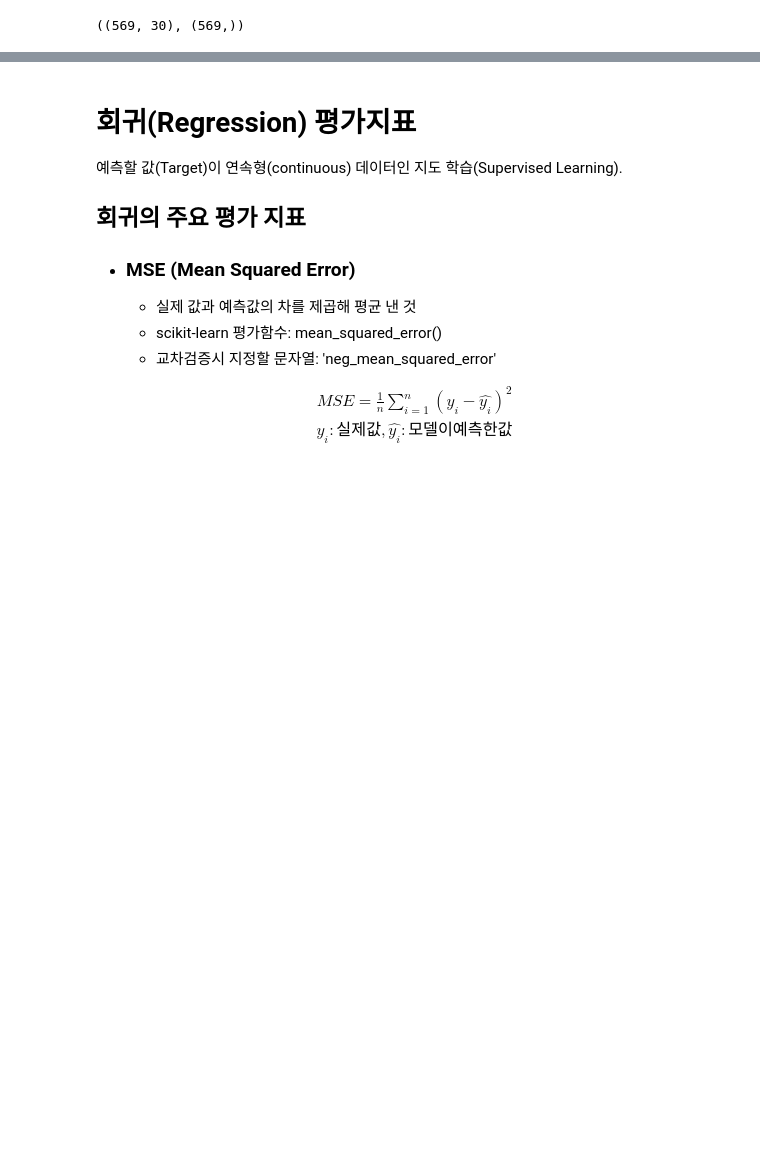
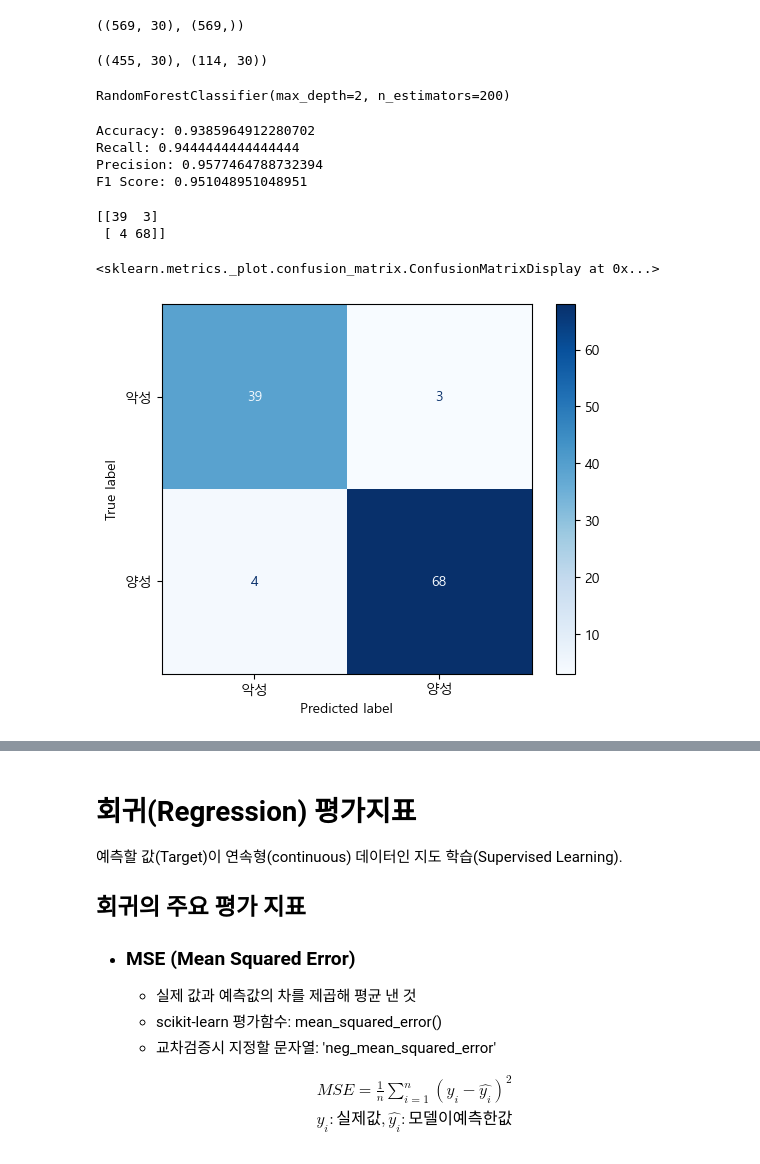
Before and after one commit to boogiewooki02/SKN13, a Jupyter notebook: 08_머신러닝/05_평가지표.ipynb, the cells around one changed output, grey strips where cells are left out. Drawn from its saved outputs; the diff is of its cells as text; code cells hidden in the pictures; blank space fills up the shorter version.

```diff
--- a/08_머신러닝/05_평가지표.ipynb
+++ b/08_머신러닝/05_평가지표.ipynb
@@ -996,3 +996,52 @@ X, y = dataset['data'], dataset['target']
 X.shape, y.shape
 # %% [output]
 ((569, 30), (569,))
+# %%
+from sklearn.model_selection import train_test_split
+
+X_train, X_test, y_train, y_test = train_test_split(X, y, test_size=0.2, stratify=y, random_state=0)
+X_train.shape, X_test.shape
+# %% [output]
+((455, 30), (114, 30))
+# %%
+from sklearn.ensemble import RandomForestClassifier
+
+rf = RandomForestClassifier(n_estimators=200, max_depth=2) # max_depth가 2인 트리 200개를 만들어서 추론함.
+
+rf.fit(X_train, y_train) # 학습
+# %% [output]
+RandomForestClassifier(max_depth=2, n_estimators=200)
+# %%
+# 평가(일단 여기서는 test셋만 사용)
+## 추론
+pred = rf.predict(X_test) # class(여기서 클래스는 0또는 1임을 뜻함)를 예측. (0인지 1인지)
+pred_proba = rf.predict_proba(X_test)[:, 1] # class 별 확률 반환. ([0일 확률, 1일 확률]) <- AP점수, AUC점수 확인을 위해서는 '1일 확률' 리스트가 필요.
+# %%
+# 평가
+from sklearn.metrics import (accuracy_score, recall_score, precision_score, f1_score, confusion_matrix, ConfusionMatrixDisplay,
+    precision_recall_curve, PrecisionRecallDisplay,average_precision_score,
+     roc_curve, RocCurveDisplay, roc_auc_score)
+
+print("Accuracy:", accuracy_score(y_test, pred))
+print("Recall:", recall_score(y_test, pred))
+print("Precision:", precision_score(y_test, pred))
+print("F1 Score:", f1_score(y_test, pred))
+# %% [output]
+Accuracy: 0.9385964912280702
+Recall: 0.9444444444444444
+Precision: 0.9577464788732394
+F1 Score: 0.951048951048951
+# %%
+# confusion matrix
+cm = confusion_matrix(y_test, pred)
+print(cm)
+# %% [output]
+[[39  3]
+ [ 4 68]]
+# %%
+# 보기 좋게 시각화
+cm_disp = ConfusionMatrixDisplay(cm, display_labels=["악성", "양성"])
+cm_disp.plot(cmap="Blues")
+# %% [output]
+<sklearn.metrics._plot.confusion_matrix.ConfusionMatrixDisplay at 0x...>
+[figure, added]
```
Also changed, not shown: parts of 2 cells of this notebook.
